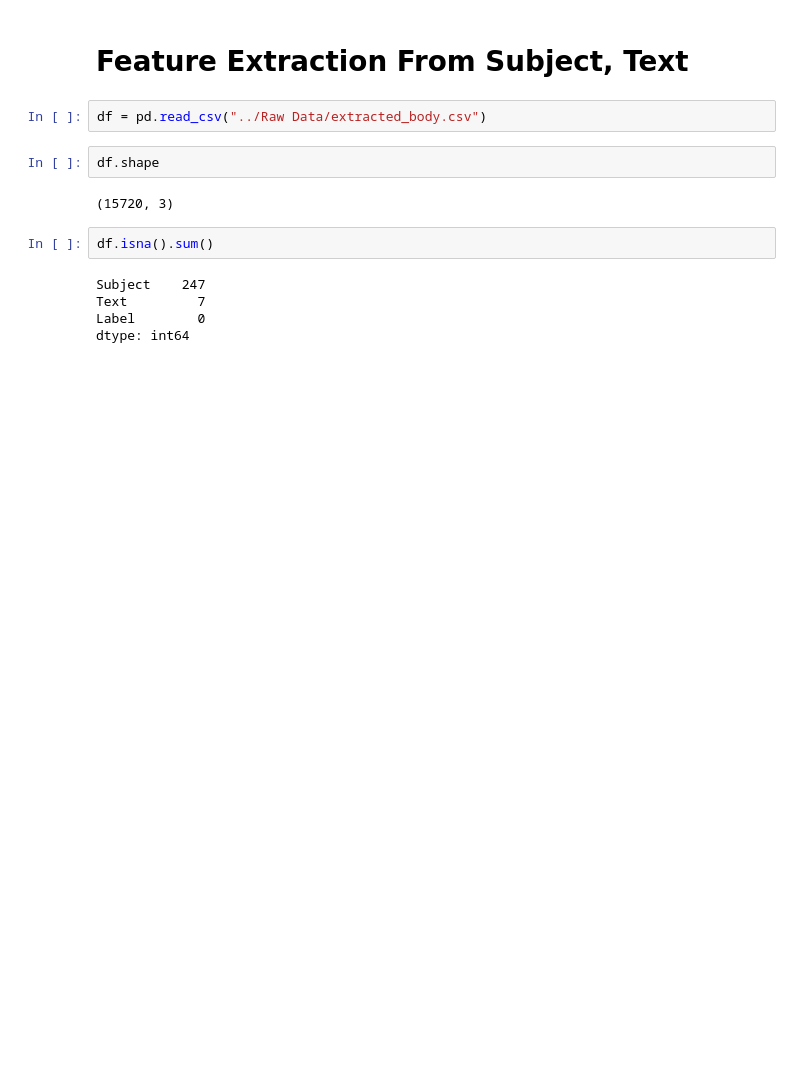
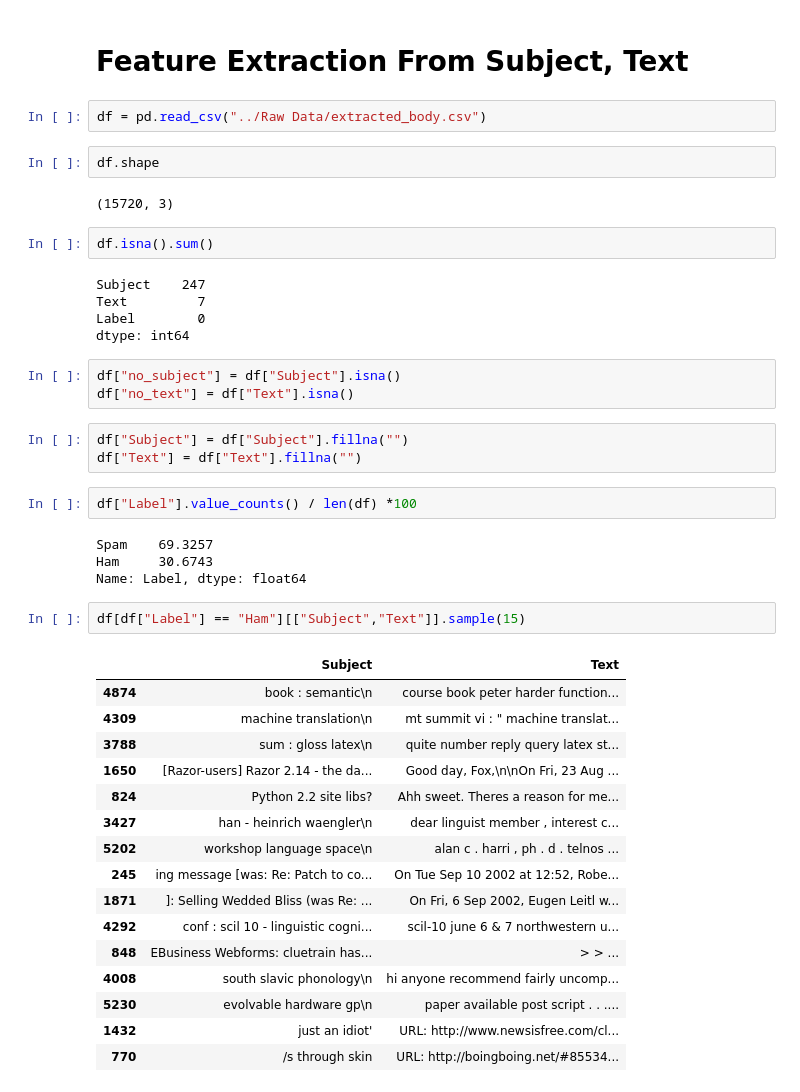
Before and after one commit to susmitpy/Spam-Email-Detector, a Jupyter notebook: Data/Data Wrangling/Scripts/Preprocessing Stage 1.ipynb, the cells around one changed output. Drawn from its saved outputs; the diff is of its cells as text; blank space fills up the shorter version.

```diff
--- a/Data/Data Wrangling/Scripts/Preprocessing Stage 1.ipynb
+++ b/Data/Data Wrangling/Scripts/Preprocessing Stage 1.ipynb
@@ -525,3 +525,34 @@ Subject    247
 Text         7
 Label        0
 dtype: int64
+# %%
+df["no_subject"] = df["Subject"].isna()
+df["no_text"] = df["Text"].isna()
+# %%
+df["Subject"] = df["Subject"].fillna("")
+df["Text"] = df["Text"].fillna("")
+# %%
+df["Label"].value_counts() / len(df) *100
+# %% [output]
+Spam    69.3257
+Ham     30.6743
+Name: Label, dtype: float64
+# %%
+df[df["Label"] == "Ham"][["Subject","Text"]].sample(15)
+# %% [output]
+|  | Subject | Text |
+| 4874 | book : semantic\n | course book peter harder function... |
+| 4309 | machine translation\n | mt summit vi : " machine translat... |
+| 3788 | sum : gloss latex\n | quite number reply query latex st... |
+| 1650 | [Razor-users] Razor 2.14 - the da... | Good day, Fox,\n\nOn Fri, 23 Aug ... |
+| 824 | Python 2.2 site libs? | Ahh sweet. Theres a reason for me... |
+| 3427 | han - heinrich waengler\n | dear linguist member , interest c... |
+| 5202 | workshop language space\n | alan c . harri , ph . d . telnos ... |
+| 245 | ing message [was: Re: Patch to co... | On Tue Sep 10 2002 at 12:52, Robe... |
+| 1871 | ]: Selling Wedded Bliss (was Re: ... | On Fri, 6 Sep 2002, Eugen Leitl w... |
+| 4292 | conf : scil 10 - linguistic cogni... | scil-10 june 6 & 7 northwestern u... |
+| 848 | EBusiness Webforms: cluetrain has... | > > ... |
+| 4008 | south slavic phonology\n | hi anyone recommend fairly uncomp... |
+| 5230 | evolvable hardware gp\n | paper available post script . . .... |
+| 1432 | just an idiot' | URL: http://www.newsisfree.com/cl... |
+| 770 | /s through skin | URL: http://boingboing.net/#85534... |
```
Also changed, not shown: parts of 12 cells of this notebook, 5 other files.
